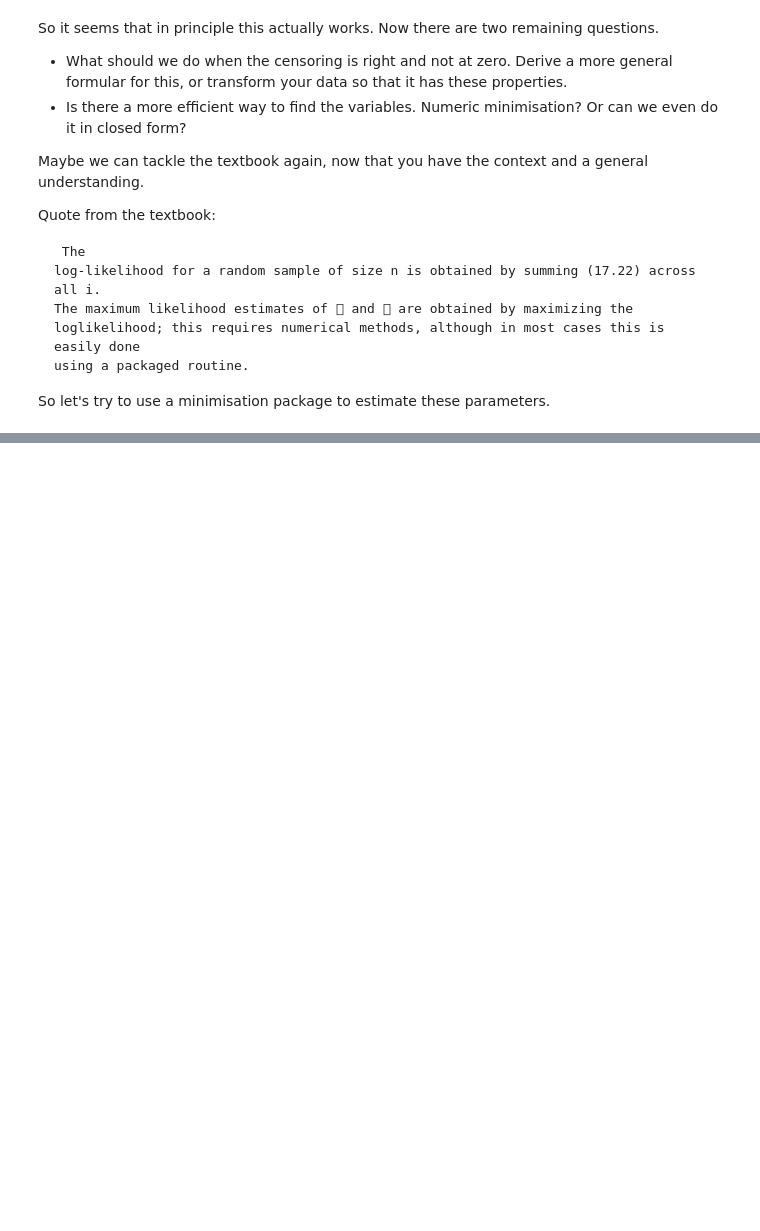
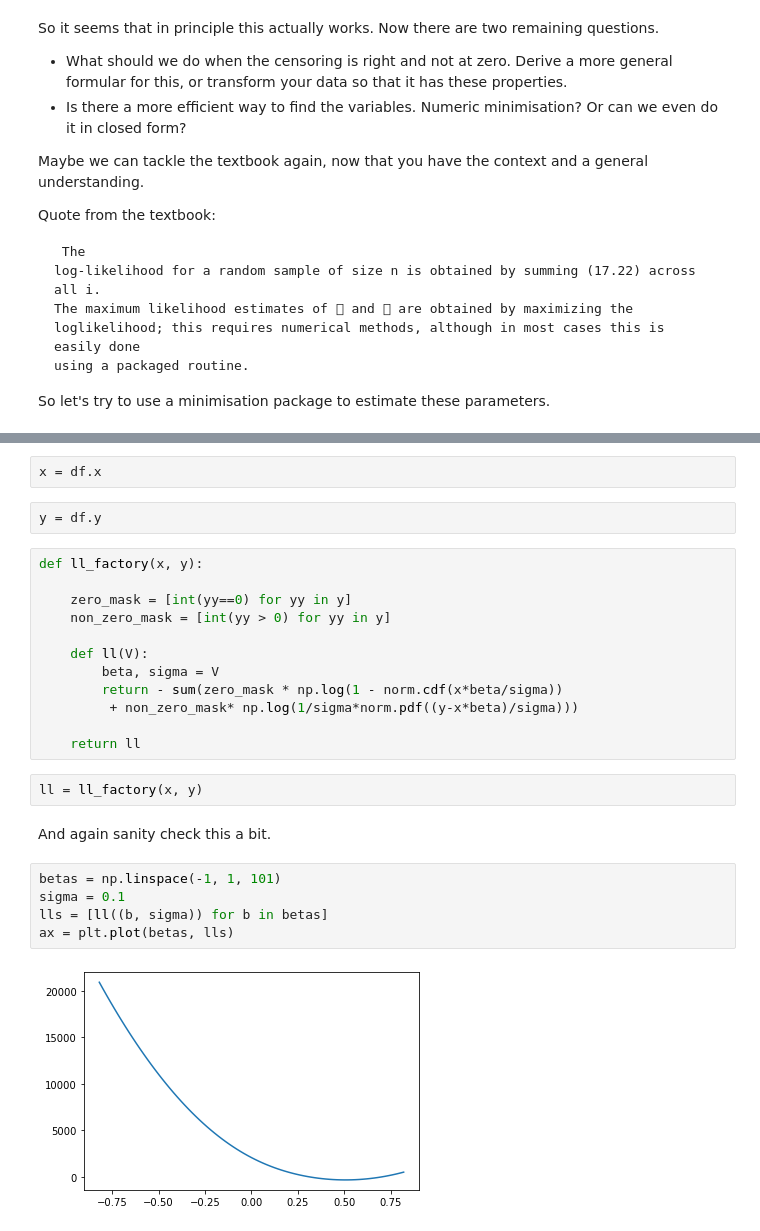
Before and after one commit to simontudge/ds-method-notebooks, a Jupyter notebook: notebooks/tobit.ipynb, the cells around one changed output, grey strips where cells are left out. Drawn from its saved outputs; the diff is of its cells as text; blank space fills up the shorter version.

```diff
--- a/notebooks/tobit.ipynb
+++ b/notebooks/tobit.ipynb
@@ -350,0 +359,27 @@ So let's try to use a minimisation package to estimate these parameters.
+# %%
+x = df.x
+# %%
+y = df.y
+# %%
+def ll_factory(x, y):
+
+    zero_mask = [int(yy==0) for yy in y]
+    non_zero_mask = [int(yy > 0) for yy in y]
+
+    def ll(V):
+        beta, sigma = V
+        return - sum(zero_mask * np.log(1 - norm.cdf(x*beta/sigma))
+         + non_zero_mask* np.log(1/sigma*norm.pdf((y-x*beta)/sigma)))
+
+    return ll
+# %%
+ll = ll_factory(x, y)
+# %% [markdown]
+And again sanity check this a bit.
+# %%
+betas = np.linspace(-1, 1, 101)
+sigma = 0.1
+lls = [ll((b, sigma)) for b in betas]
+ax = plt.plot(betas, lls)
+# %% [output]
+[figure, added]
```
Also changed, not shown: parts of 27 cells of this notebook.
